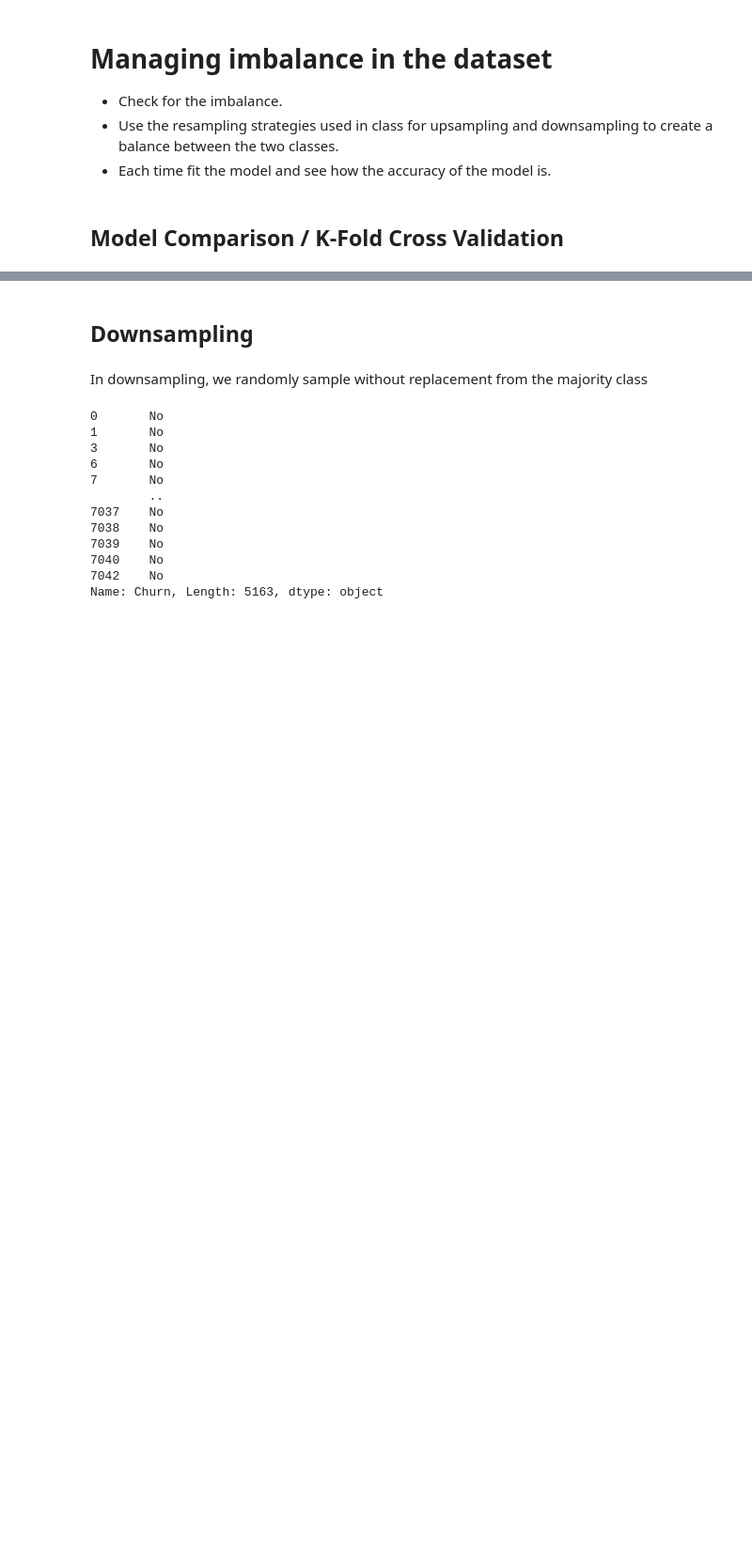
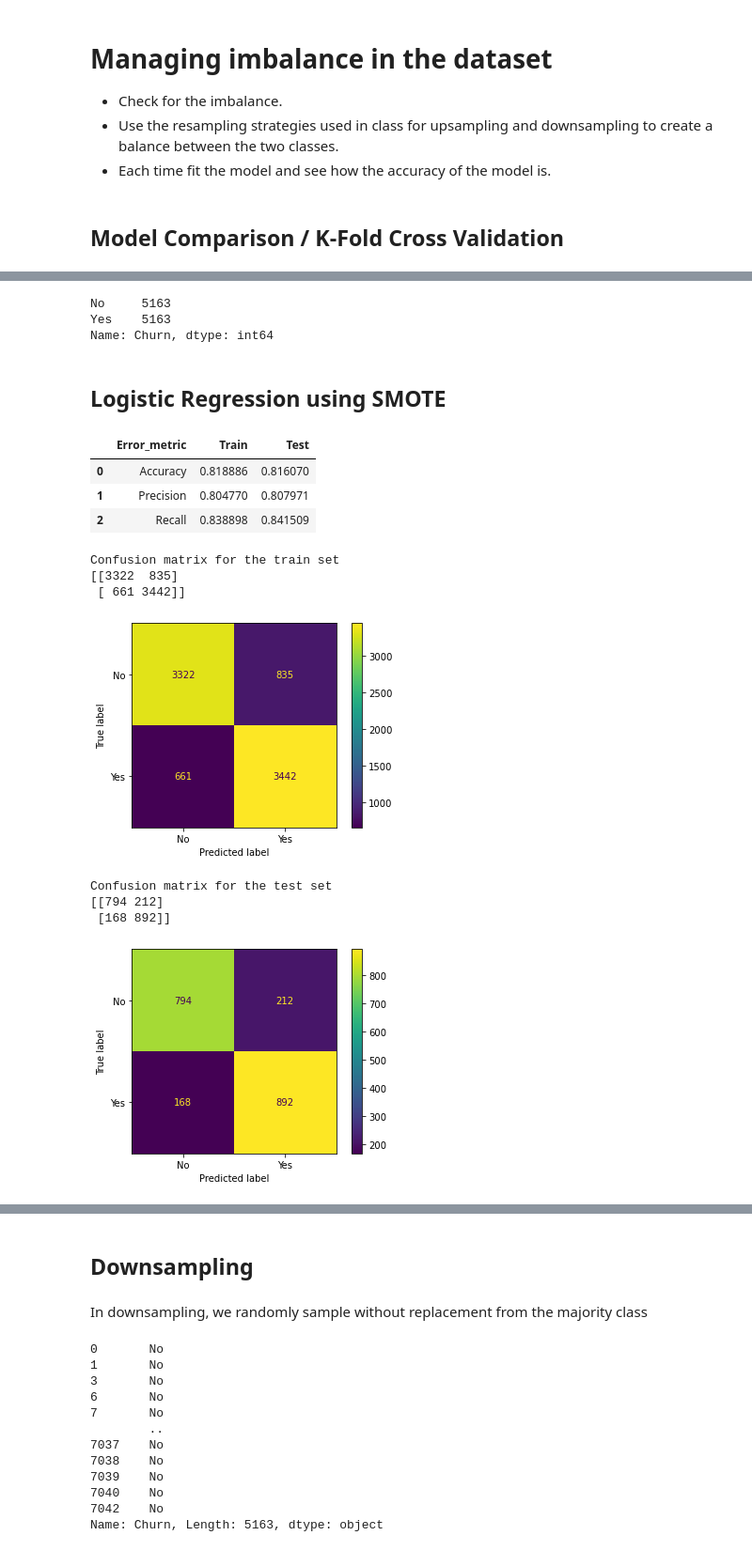
Before and after one commit to hannahlangen/IronHannah, a Jupyter notebook: Labs Week 7/Classification, Handling Imbalanced Data, Decision Trees.ipynb, the cells around one changed output, grey strips where cells are left out. Shown at 94% size. Drawn from its saved outputs; the diff is of its cells as text; code cells hidden in the pictures; blank space fills up the shorter version.

```diff
--- a/Labs Week 7/Classification, Handling Imbalanced Data, Decision Trees.ipynb
+++ b/Labs Week 7/Classification, Handling Imbalanced Data, Decision Trees.ipynb
@@ -393,0 +385,63 @@ print(scores)
+# %%
+from imblearn.over_sampling import SMOTE
+smote = SMOTE()
+X_sm, y_sm = smote.fit_resample(X, y)
+y_sm.value_counts()
+# %% [output]
+No     5163
+Yes    5163
+Name: Churn, dtype: int64
+# %% [markdown]
+## Logistic Regression using SMOTE
+# %%
+#Data splitting
+X_train, X_test, y_train, y_test = train_test_split(X_sm, y_sm, test_size=0.20, random_state=11)
+
+
+trans = PowerTransformer()
+
+trans.fit(X_train)
+
+X_train_mod = trans.transform(X_train)
+X_test_mod  = trans.transform(X_test)
+
+log_model.fit(X_train_mod, y_train)
+
+y_pred_train_log = log_model.predict(X_train_mod)
+y_pred_test_log = log_model.predict(X_test_mod)
+
+performance_log = pd.DataFrame({'Error_metric': ['Accuracy','Precision','Recall'],
+                               'Train': [accuracy_score(y_train, y_pred_train_log),
+                                         precision_score(y_train, y_pred_train_log,pos_label="Yes"),
+                                         recall_score(y_train, y_pred_train_log,pos_label="Yes")],
+                               'Test': [accuracy_score(y_test, y_pred_test_log),
+                                        precision_score(y_test, y_pred_test_log,pos_label="Yes"),
+                                        recall_score(y_test, y_pred_test_log,pos_label="Yes")]})
+
+display(performance_log)
+
+print("Confusion matrix for the train set")
+print(confusion_matrix(y_train,y_pred_train_log))
+plot_confusion_matrix(log_model,X_train_mod,y_train, values_format = 'd')
+plt.show()
+
+print()
+print()
+
+print("Confusion matrix for the test set")
+print(confusion_matrix(y_test, y_pred_test_log))
+plot_confusion_matrix(log_model,X_test_mod,y_test, values_format = 'd')
+plt.show()
+# %% [output]
+|  | Error_metric | Train | Test |
+| 0 | Accuracy | 0.818886 | 0.816070 |
+| 1 | Precision | 0.804770 | 0.807971 |
+| 2 | Recall | 0.838898 | 0.841509 |
+Confusion matrix for the train set
+[[3322  835]
+ [ 661 3442]]
+[figure, added]
+Confusion matrix for the test set
+[[794 212]
+ [168 892]]
+[figure, added]
```
Also changed, not shown: parts of 18 cells of this notebook.
